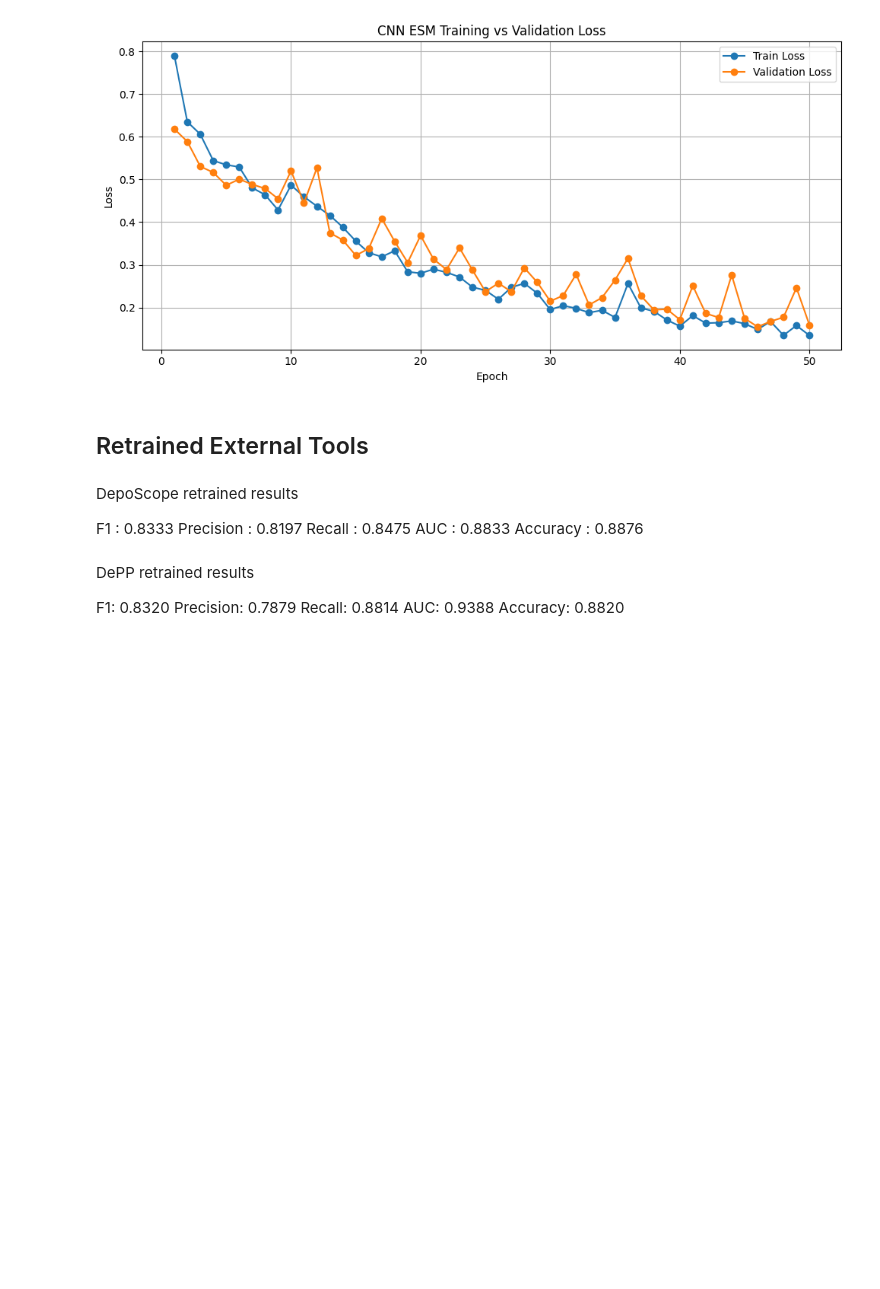
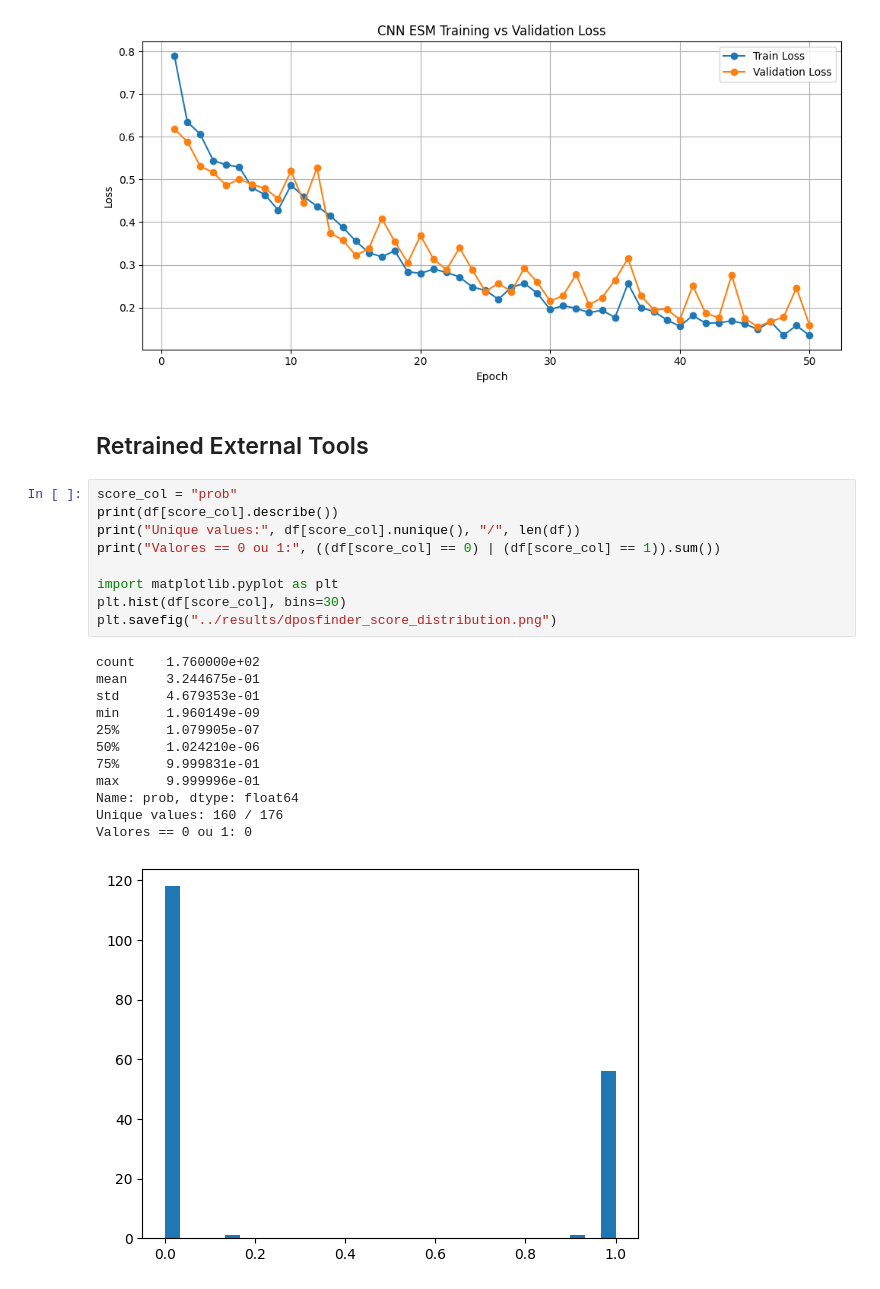
Before and after one commit to mariaportela4/Thesis, a Jupyter notebook: notebooks/01_domain_analysis.ipynb, the cells around one changed output. Drawn from its saved outputs; the diff is of its cells as text; blank space fills up the shorter version.

```diff
--- a/notebooks/01_domain_analysis.ipynb
+++ b/notebooks/01_domain_analysis.ipynb
@@ -1495,20 +1495,25 @@ plt.show()
 [figure]
 # %% [markdown]
 ## Retrained External Tools
-# %% [markdown]
-
-DepoScope retrained results
-
-  F1          : 0.8333
-  Precision   : 0.8197
-  Recall      : 0.8475
-  AUC         : 0.8833
-  Accuracy    : 0.8876
-# %% [markdown]
-DePP retrained results
-
- F1: 0.8320
- Precision: 0.7879
- Recall: 0.8814
- AUC: 0.9388
- Accuracy: 0.8820
+# %%
+score_col = "prob"
+print(df[score_col].describe())
+print("Unique values:", df[score_col].nunique(), "/", len(df))
+print("Valores == 0 ou 1:", ((df[score_col] == 0) | (df[score_col] == 1)).sum())
+
+import matplotlib.pyplot as plt
+plt.hist(df[score_col], bins=30)
+plt.savefig("../results/dposfinder_score_distribution.png")
+# %% [output]
+count    1.760000e+02
+mean     3.244675e-01
+std      4.679353e-01
+min      1.960149e-09
+25%      1.079905e-07
+50%      1.024210e-06
+75%      9.999831e-01
+max      9.999996e-01
+Name: prob, dtype: float64
+Unique values: 160 / 176
+Valores == 0 ou 1: 0
+[figure, added]
```
Also changed, not shown: parts of 2 cells of this notebook, 57 other files.
